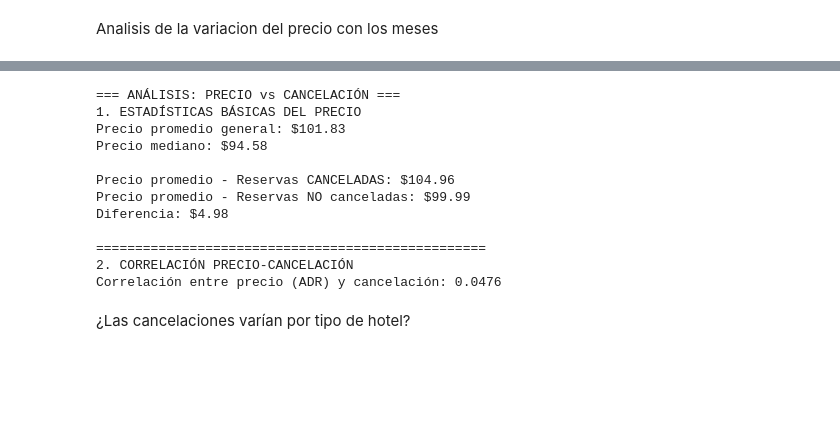
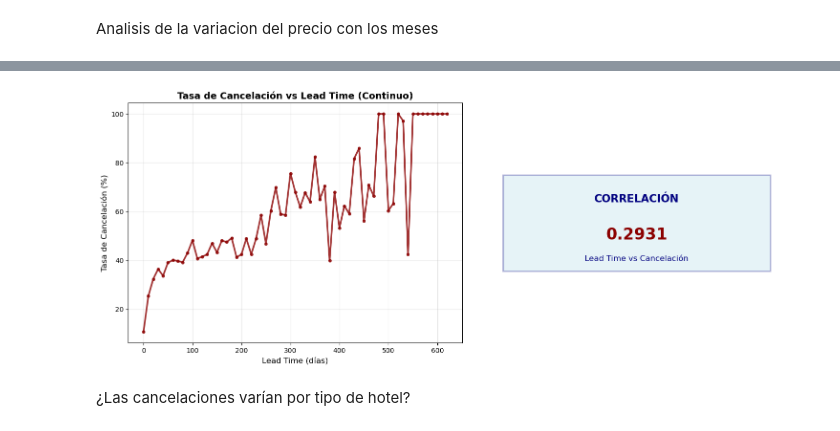
Before and after one commit to Patrirs05/analisis_hotel_booking, a Jupyter notebook: analisis_hotel.ipynb, the cells around one changed output, grey strips where cells are left out. Saved outputs shown, nothing was run; the diff lists cells and outputs as text; code cells hidden in the pictures; blank space fills up the shorter version.

```diff
--- a/analisis_hotel.ipynb
+++ b/analisis_hotel.ipynb
@@ -362,39 +315,45 @@ Analisis de la correlacion entre el precio y la tasa de cancelacion ¿El precio
-# %%
-# ¿El precio influye en la probabilidad de cancelación?
-
-print("=== ANÁLISIS: PRECIO vs CANCELACIÓN ===")
-
-# 1. Estadísticas básicas del precio (ADR - Average Daily Rate)
-print("1. ESTADÍSTICAS BÁSICAS DEL PRECIO")
-
-print(f"Precio promedio general: ${df['adr'].mean():.2f}")
-print(f"Precio mediano: ${df['adr'].median():.2f}")
-
-# 2. Comparar precios entre reservas canceladas vs no canceladas
-precio_canceladas = df[df['is_canceled'] == 1]['adr']
-precio_no_canceladas = df[df['is_canceled'] == 0]['adr']
-
-print(f"\nPrecio promedio - Reservas CANCELADAS: ${precio_canceladas.mean():.2f}")
-print(f"Precio promedio - Reservas NO canceladas: ${precio_no_canceladas.mean():.2f}")
-print(f"Diferencia: ${precio_canceladas.mean() - precio_no_canceladas.mean():.2f}")
-
-# 4. Correlación entre precio y cancelación
-print("\n" + "="*50)
-print("2. CORRELACIÓN PRECIO-CANCELACIÓN")
-correlacion = df['adr'].corr(df['is_canceled'])
-print(f"Correlación entre precio (ADR) y cancelación: {correlacion:.4f}")
-# %% [output]
-=== ANÁLISIS: PRECIO vs CANCELACIÓN ===
-1. ESTADÍSTICAS BÁSICAS DEL PRECIO
-Precio promedio general: $101.83
-Precio mediano: $94.58
-
-Precio promedio - Reservas CANCELADAS: $104.96
-Precio promedio - Reservas NO canceladas: $99.99
-Diferencia: $4.98
-
-==================================================
-2. CORRELACIÓN PRECIO-CANCELACIÓN
-Correlación entre precio (ADR) y cancelación: 0.0476
+# %%
+# Visualización: Tasa de cancelación vs Lead Time continuo
+
+# Agrupar por lead time redondeado para crear una línea suave
+df['leadtime_redondeado'] = (df['lead_time'] // 10) * 10  # Redondear a decenas
+leadtime_cancel_continuo = df.groupby('leadtime_redondeado')['is_canceled'].agg(['mean', 'count']).reset_index()
+leadtime_cancel_continuo['tasa_cancelacion'] = leadtime_cancel_continuo['mean'] * 100
+
+# Filtrar solo lead times con al menos 10 reservas para evitar ruido
+leadtime_cancel_continuo = leadtime_cancel_continuo[leadtime_cancel_continuo['count'] >= 10]
+
+# Crear figura con subplot para gráfico y tarjeta
+fig = plt.figure(figsize=(15, 6))
+
+# Subplot 1: Gráfico de línea
+ax1 = plt.subplot(1, 2, 1)
+ax1.plot(leadtime_cancel_continuo['leadtime_redondeado'], leadtime_cancel_continuo['tasa_cancelacion'],
+         marker='o', linewidth=2.5, markersize=4, color='darkred', alpha=0.8)
+
+ax1.set_title('Tasa de Cancelación vs Lead Time (Continuo)', fontsize=14, fontweight='bold')
+ax1.set_xlabel('Lead Time (días)', fontsize=12)
+ax1.set_ylabel('Tasa de Cancelación (%)', fontsize=12)
+ax1.grid(True, alpha=0.3)
+
+# Subplot 2: Tarjeta de correlación
+ax2 = plt.subplot(1, 2, 2)
+ax2.axis('off')  # Quitar ejes
+
+# Crear rectángulo para la tarjeta
+from matplotlib.patches import Rectangle
+rect = Rectangle((0.1, 0.3), 0.8, 0.4, linewidth=2, edgecolor='navy', facecolor='lightblue', alpha=0.3)
+ax2.add_patch(rect)
+
+# Añadir texto de correlación
+ax2.text(0.5, 0.6, 'CORRELACIÓN', ha='center', va='center', fontsize=16, fontweight='bold', color='navy')
+correlacion_leadtime_cancel = df['lead_time'].corr(df['is_canceled'])
+ax2.text(0.5, 0.45, f'{correlacion_leadtime_cancel:.4f}', ha='center', va='center', fontsize=24, fontweight='bold', color='darkred')
+ax2.text(0.5, 0.35, 'Lead Time vs Cancelación', ha='center', va='center', fontsize=12, color='navy')
+
+plt.tight_layout()
+plt.show()
+# %% [output]
+[figure, added]
 # %% [markdown]
 ¿Las cancelaciones varían por tipo de hotel?
```
Also changed, not shown: parts of 15 cells of this notebook.
